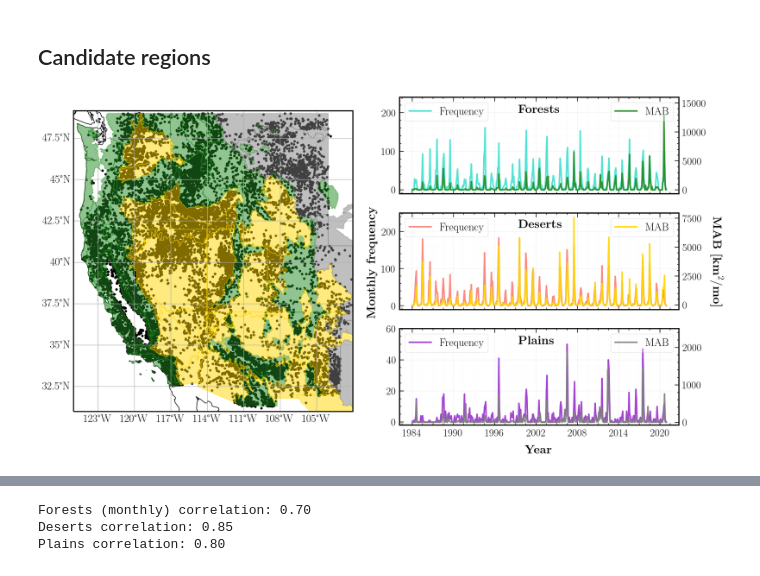
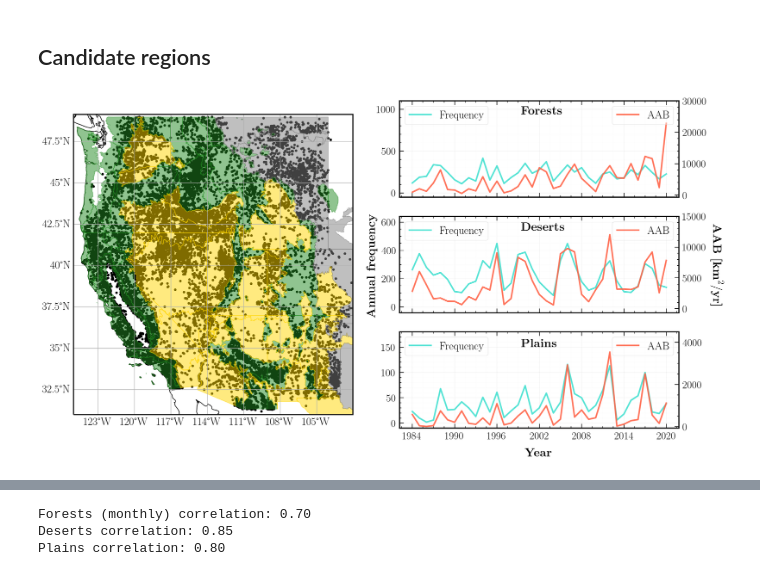
Before and after one commit to jtbuch/smlfire1.0, a Jupyter notebook: notebooks/fire_frequency_climate.ipynb, the cells around one changed output, grey strips where cells are left out. Cells and saved outputs as stored; diff of their text form; code cells hidden in the pictures.

```diff
--- a/notebooks/fire_frequency_climate.ipynb
+++ b/notebooks/fire_frequency_climate.ipynb
@@ -302,9 +314,9 @@ central_lat = np.mean(extent[2:])
 colors= np.random.rand(14)
 
 fig= plt.figure(figsize=(18, 10))
-fig.text(0.5, 0.5, r'{\bf Monthly frequency}', va='center', rotation='vertical', fontsize= 20);
+fig.text(0.5, 0.5, r'{\bf Annual frequency}', va='center', rotation='vertical', fontsize= 20);
 fig.text(0.72, 0.06, r'{\bf Year}', ha='center', fontsize= 20)
-fig.text(0.94, 0.5, r'{\bf MAB [${\bf km}^2/{\bf mo}$]}', va='center', rotation= 270, fontsize= 20);
+fig.text(0.94, 0.5, r'{\bf AAB [${\bf km}^2/{\bf yr}$]}', va='center', rotation= 270, fontsize= 20);
 gs = fig.add_gridspec(3, 4)
 
 ax= fig.add_subplot(gs[0:3, 0:2], projection=ccrs.PlateCarree())
@@ -330,45 +342,48 @@ fig.subplots_adjust(wspace= 0.4)
 
 
 ax1= fig.add_subplot(gs[0:1, 2:])
 ax1_alt= ax1.twinx()
-ax1_alt.plot(month_arr, forest_size_all, color= 'forestgreen', label= 'MAB')
-ax1.plot(month_arr, forest_freq_all, color= 'turquoise', label= 'Frequency');
-ax1.set_ylim(-10, 240);
-ax1_alt.set_ylim(-650, 16000);
+ax1_alt.plot(yr_arr[:-1], forest_ann_size_all, color= 'tomato', label= 'AAB')
+ax1.plot(yr_arr[:-1], forest_ann_freq_all, color= 'turquoise', label= 'Frequency');
+#ax1_alt.plot(month_arr, forest_size_all, color= 'forestgreen', label= 'MAB')
+#ax1.plot(month_arr, forest_freq_all, color= 'turquoise', label= 'Frequency');
+ax1.set_ylim(-50, 1100);
+ax1_alt.set_ylim(-650, 30000);
 ax1.set_xticks((year_arr - 1984)*12);
 ax1.set_xticklabels([])
 ax1.grid(b=True, which='major', color='black', alpha=0.05, linestyle='-');
 ax1.grid(b=True, which='minor', color='black', alpha=0.01, linestyle='-');
-ax1.text(185, 200, r"{\bf Forests}", fontsize= 20);
+ax1.text(185, 940, r"{\bf Forests}", fontsize= 20);
 ax1_alt.legend(loc='upper right', frameon= True, fontsize= 18);
 ax1.legend(loc='upper left', frameon= True, fontsize= 18);
 
 ax2= fig.add_subplot(gs[1:2, 2:])
 ax2_alt= ax2.twinx()
-ax2_alt.plot(month_arr, desert_size_all, color= 'gold', label= 'MAB')
-ax2.plot(month_arr, desert_freq_all, color= 'salmon', label= 'Frequency');
-ax2.set_ylim(-10, 250)
+ax2_alt.plot(yr_arr[:-1], desert_ann_size_all, color= 'tomato', label= 'AAB')
+ax2.plot(yr_arr[:-1], desert_ann_freq_all, color= 'turquoise', label= 'Frequency');
+ax2.set_ylim(-40, 640)
+ax2_alt.set_ylim(-650, 15000);
 ax2.set_xticks((year_arr - 1984)*12);
 ax2.set_xticklabels([])
 ax2.grid(b=True, which='major', color='black', alpha=0.05, linestyle='-');
 ax2.grid(b=True, which='minor', color='black', alpha=0.01, linestyle='-');
-ax2.text(185, 210, r"{\bf Deserts}", fontsize= 20);
+ax2.text(185, 540, r"{\bf Deserts}", fontsize= 20);
 ax2_alt.legend(loc='upper right', frameon= True, fontsize= 18);
 ax2.legend(loc='upper left', frameon= True, fontsize= 18);
 
 ax3= fig.add_subplot(gs[2:3, 2:])
 ax3_alt= ax3.twinx()
-ax3_alt.plot(month_arr, plains_size_all, color= 'gray', label= 'MAB')
-ax3.plot(month_arr, plains_freq_all, color= 'darkorchid', label= 'Frequency');
+ax3_alt.plot(yr_arr[:-1], plains_ann_size_all, color= 'tomato', label= 'AAB')
+ax3.plot(yr_arr[:-1], plains_ann_freq_all, color= 'turquoise', label= 'Frequency');
 ax3.set_xticks((year_arr - 1984)*12);
 ax3.set_xticklabels(year_arr)
-ax3.set_ylim(-2, 60);
-ax3_alt.set_ylim(-75, 2500);
+ax3.set_ylim(-10, 180);
+ax3_alt.set_ylim(-75, 4500);
 ax3.grid(b=True, which='major', color='black', alpha=0.05, linestyle='-');
 ax3.grid(b=True, which='minor', color='black', alpha=0.01, linestyle='-');
-ax3.text(185, 50, r"{\bf Plains}", fontsize= 20);
+ax3.text(185, 150, r"{\bf Plains}", fontsize= 20);
 ax3_alt.legend(loc='upper right', frameon= True, fontsize= 18);
 ax3.legend(loc='upper left', frameon= True, fontsize= 18);
 #plt.savefig('../paper_plots/intro_plot.png', bbox_inches='tight', dpi= 200);
 # %% [output]
-[figure, old version]
+[figure, new version]
```
Also changed, not shown: parts of 10 cells of this notebook, 2 other files.
